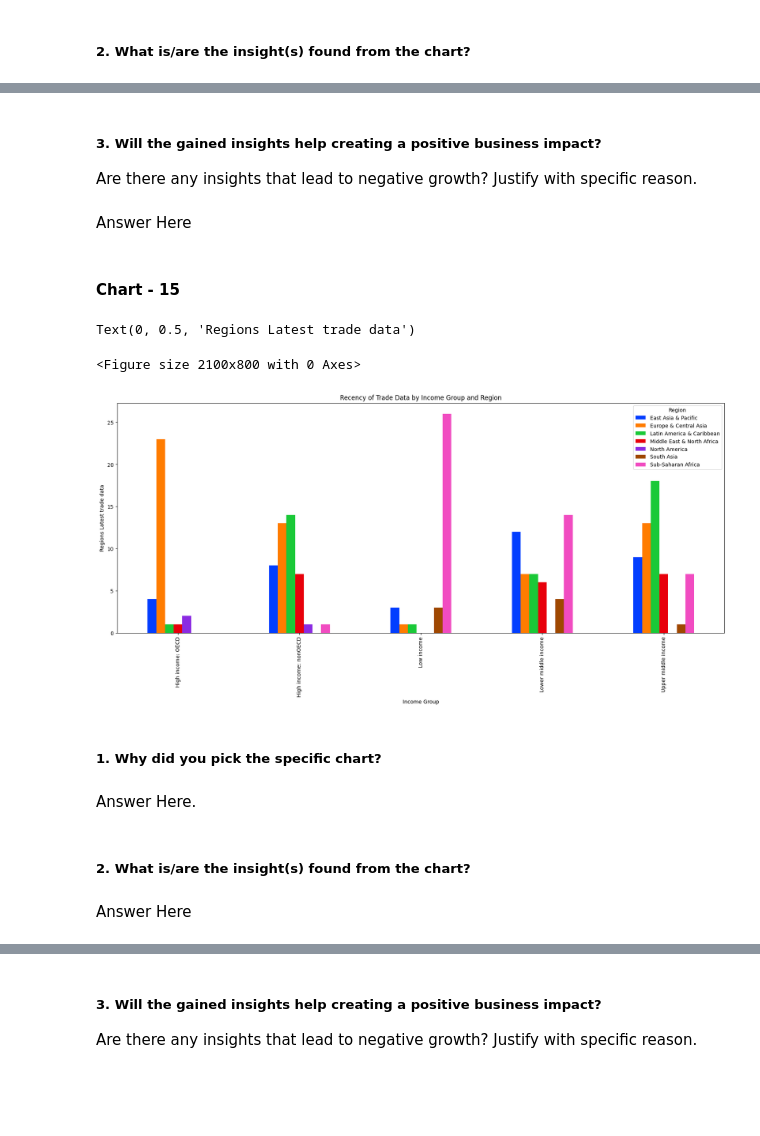
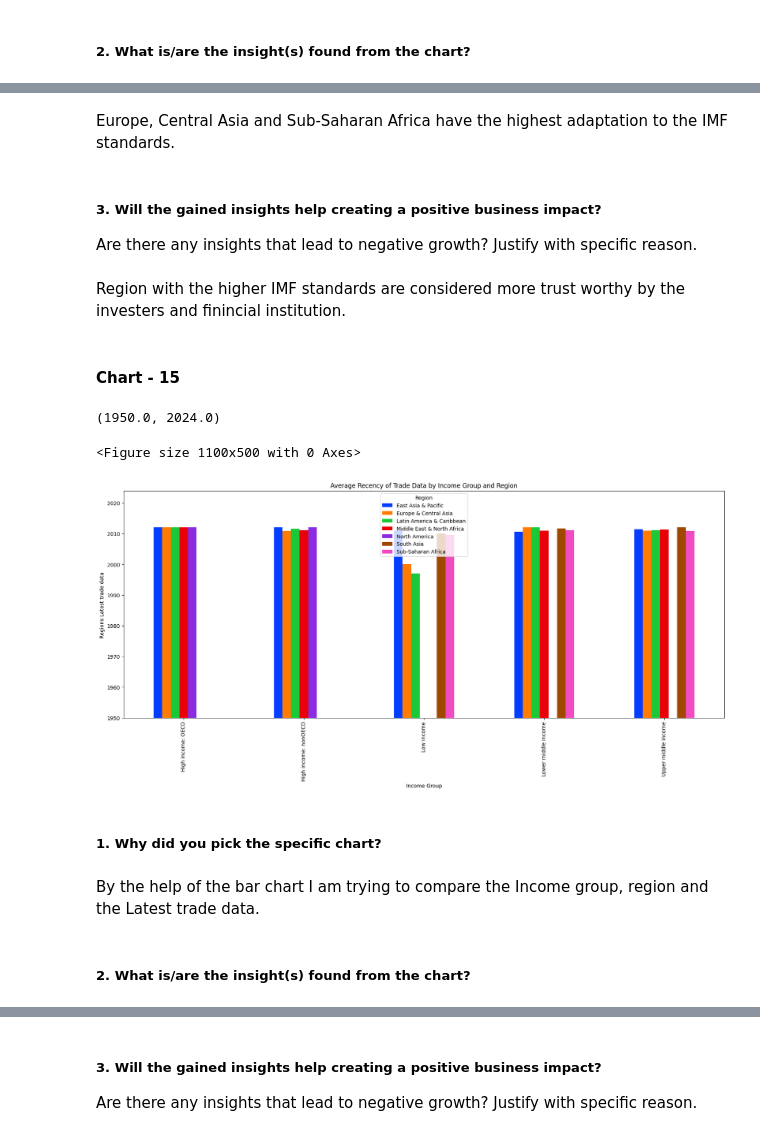
Before and after one commit to kunj1674/Colab_Project, a Jupyter notebook: EDA_Submission_Template.ipynb, the cells around one changed output, grey strips where cells are left out. Cells and saved outputs as stored; diff of their text form; code cells hidden in the pictures; blank space fills up the shorter version.

```diff
--- a/EDA_Submission_Template.ipynb
+++ b/EDA_Submission_Template.ipynb
@@ -781,30 +921,31 @@ Answer Here
+# %% [markdown]
+Europe, Central Asia and Sub-Saharan Africa have the highest adaptation to the IMF standards.
 # %% [markdown]
 ##### 3. Will the gained insights help creating a positive business impact?
 Are there any insights that lead to negative growth? Justify with specific reason.
-# %% [markdown]
-Answer Here
+# %% [markdown]
+Region with the higher IMF standards are considered more trust worthy by the investers and finincial institution.
 # %% [markdown]
 #### Chart - 15
 # %%
-# Chart - 15 visualization code
-Trade_Recency = df.groupby(['Income Group', 'Region'])['Latest trade data'].size().unstack()
+# Chart - 15 visualization code(Average Recency of Trade Data by Income Group and Region)
+Trade_Recency = df.groupby(['Income Group', 'Region'])['Latest trade data'].mean().unstack()
 
 
 
-plt.figure( figsize=(21, 8))
+plt.figure( figsize=(11, 5))
 Trade_Recency.plot(kind='bar',figsize=(21, 8), color=sns.color_palette("bright"))
-plt.title("Recency of Trade Data by Income Group and Region")
+plt.title("Average Recency of Trade Data by Income Group and Region")
 plt.xlabel("Income Group")
 plt.ylabel("Regions Latest trade data ")
+plt.ylim(bottom=1950, top=2024)
 # %% [output]
-Text(0, 0.5, 'Regions Latest trade data')
+(1950.0, 2024.0)
-<Figure size 2100x800 with 0 Axes>
+<Figure size 1100x500 with 0 Axes>
-[figure, old version]
+[figure, new version]
 # %% [markdown]
 ##### 1. Why did you pick the specific chart?
-# %% [markdown]
-Answer Here.
+# %% [markdown]
+By the help of the bar chart I am trying to compare the Income group, region and the Latest trade data.
 # %% [markdown]
 ##### 2. What is/are the insight(s) found from the chart?
-# %% [markdown]
-Answer Here
```
Also changed, not shown: parts of 138 cells of this notebook.
